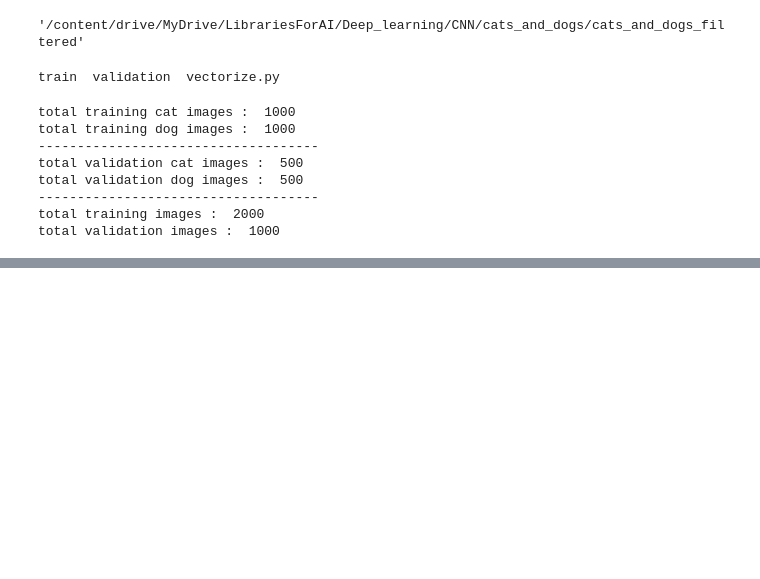
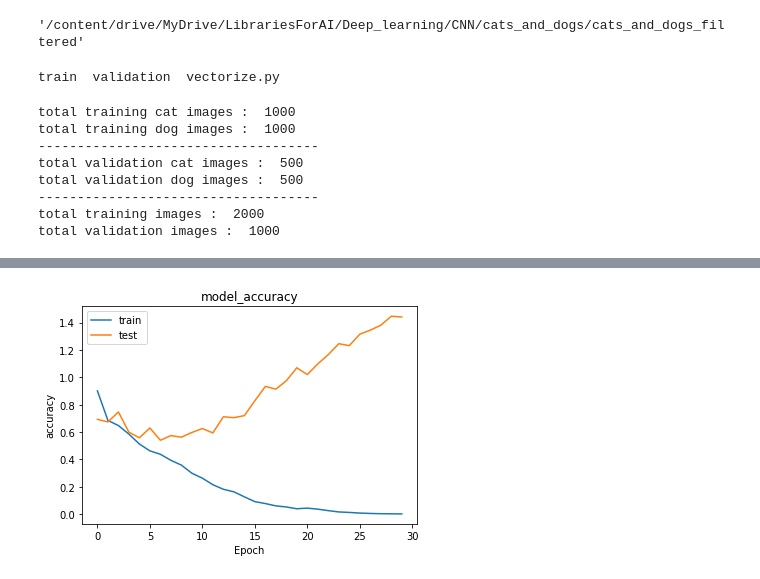
Before and after one commit to Sugina99/Deep_Learning_Studies, a Jupyter notebook: CNN_Classification.ipynb, the cells around one changed output, grey strips where cells are left out. Drawn from its saved outputs; the diff is of its cells as text; code cells hidden in the pictures; blank space fills up the shorter version.

```diff
--- a/CNN_Classification.ipynb
+++ b/CNN_Classification.ipynb
@@ -85,0 +206,12 @@ Found 2000 images belonging to 2 classes.
+# %%
+# summarize history for loss
+
+plt.plot(history.history['loss'])
+plt.plot(history.history['val_loss'])
+plt.title('model_accuracy')
+plt.xlabel('Epoch')
+plt.ylabel('accuracy')
+plt.legend(['train','test'])
+plt.show()
+# %% [output]
+[figure, added]
```
Also changed, not shown: parts of 27 cells of this notebook.
